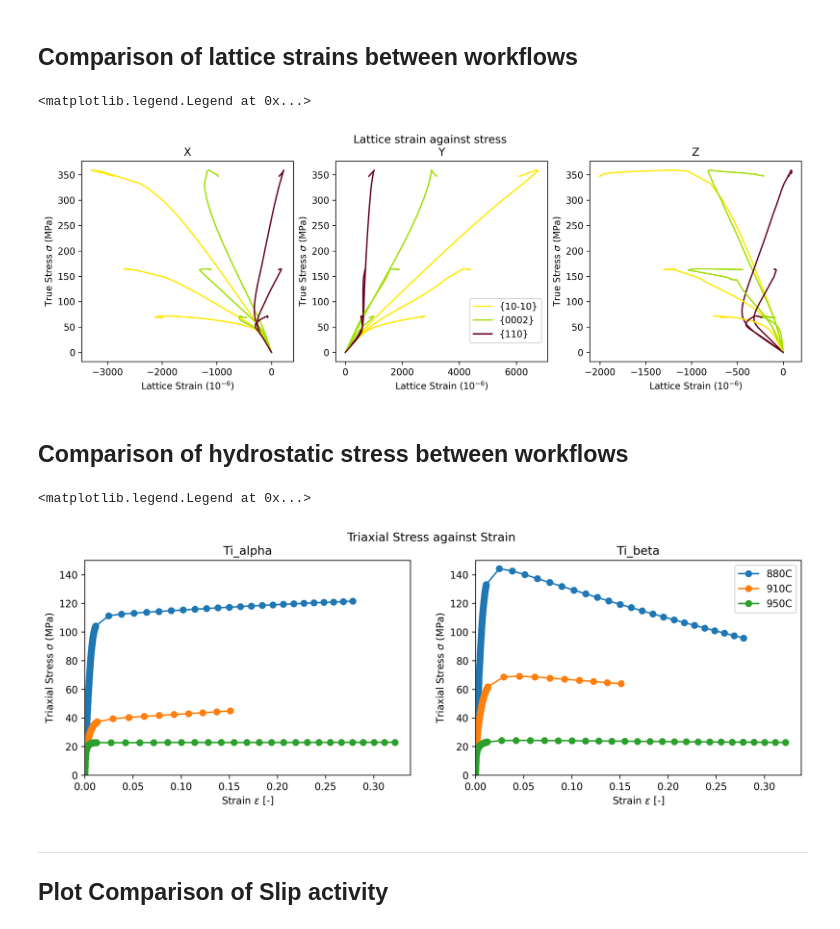
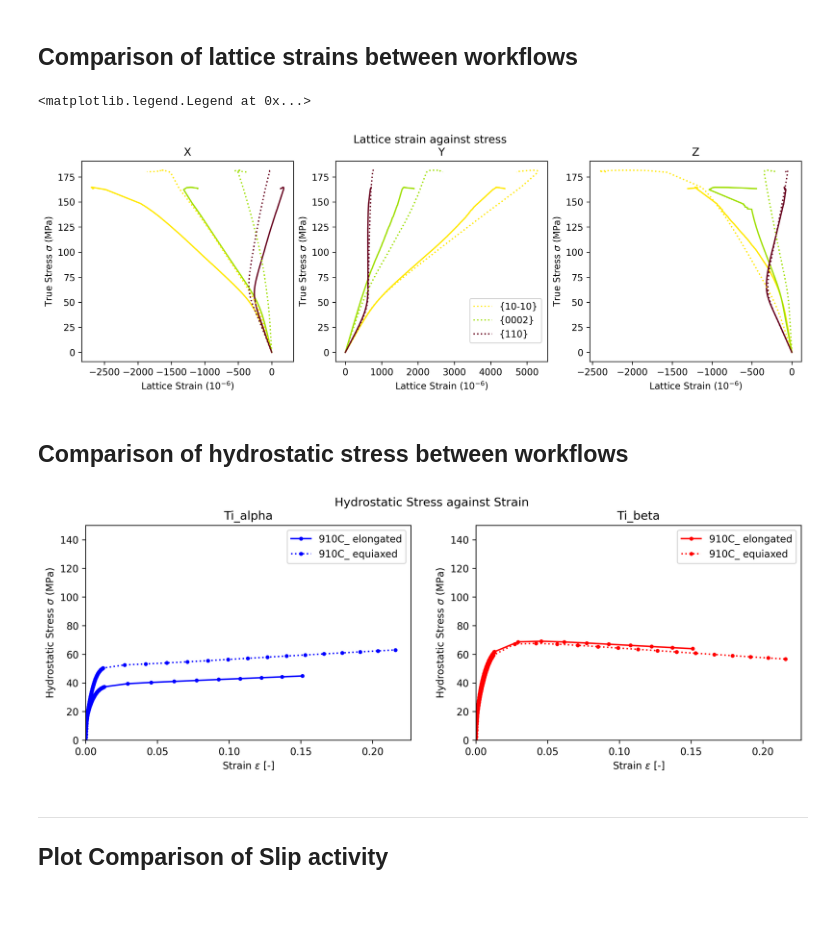
Before and after one commit to LightForm-group/Diffraction-postprocessing, a Jupyter notebook: comparison_of_workflows.ipynb, the cells around one changed output. Saved outputs shown, nothing was run; the diff lists cells and outputs as text; code cells hidden in the pictures.

Commit message:
notebooks to compare data between workflows or between workflows and other data

```diff
--- a/comparison_of_workflows.ipynb
+++ b/comparison_of_workflows.ipynb
@@ -88,9 +109,14 @@ for i, axis in enumerate(["X", "Y", "Z"]):
                     total_microstrain = np.array([0] + mean_strain) * 1e6 # convert to microstrain (1e6)
                     plane_colour = diff_params[phase]['diffraction_planes'][plane_label]['colour']
                     plane_marker = diff_params[phase]['diffraction_planes'][plane_label]['marker']
-                    axs[i].plot(total_microstrain, true_stress,
-                                color=plane_colour, marker='',
-                                label=plane_label)
+                    if workflow_dir == "/mnt/iusers01/jf01/y15576gb/postprocessing/034_Ti64_TIFUN-T4_TD_910C_equiaxed_DeformY64x_1mms-1_Xprism_2023-05-30-134857/":
+                        axs[i].plot(total_microstrain, true_stress,
+                                    color=plane_colour, linestyle='dotted', marker='',
+                                    label=plane_label)
+                    else:
+                        axs[i].plot(total_microstrain, true_stress,
+                                    color=plane_colour, marker='',
+                                    label=plane_label)
 
 
     axs[i].title.set_text(f"{axis}")
@@ -105,35 +131,45 @@ by_label = dict(zip(labels, handles))
 fig.legend(by_label.values(), by_label.keys(), bbox_to_anchor=(0.625, 0.38))
 # %% [output]
 <matplotlib.legend.Legend at 0x...>
-[figure, old version]
+[figure, new version]
 # %% [markdown]
 ## Comparison of hydrostatic stress between workflows
 # %%
 %matplotlib inline
 
 fig, axs = plt.subplots(1,2, figsize=(13, 4), dpi=300, facecolor='w')
-fig.suptitle('Triaxial Stress against Strain')
+fig.suptitle('Hydrostatic Stress against Strain')
 phases = ["Ti_alpha", "Ti_beta"]
 
 for i, phase in enumerate(phases): # loop over phases
     for workflow_dir in workflow_dirs:
         hydrostatic_stress = pickle.load(open(workflow_dir+'hydrostatic_stress.pkl', 'rb'))
 
         stress = hydrostatic_stress[phase]['triaxial_stress']
         strain = hydrostatic_stress[phase]['true_strain']
 
-        axs[i].plot(strain, stress, linestyle='solid', marker='o', label=workflow_dir[64:-37])
+        if workflow_dir=="/mnt/iusers01/jf01/y15576gb/postprocessing/034_Ti64_TIFUN-T4_TD_910C_DeformY64x_1mms-1_2023-03-14-113312/":
+            line_style = "solid"
+            line_label = workflow_dir[64:69]+" elongated"
+        else:
+            line_style = "dotted"
+            line_label = workflow_dir[64:69]+" equiaxed"
+        if phase=="Ti_alpha":
+            colour="b"
+        else:
+            colour="r"
+
+        axs[i].plot(strain, stress, linestyle=line_style, color=colour, marker='.', label=line_label)
 
     axs[i].title.set_text(f"{phase}")
     axs[i].set_facecolor("white")
     axs[i].set_xlabel(f"Strain $\epsilon$ [-]")
     axs[i].set_xlim(0, None)
-    axs[i].set_ylabel(f"Triaxial Stress $\sigma$ (MPa)")
+    axs[i].set_ylabel(f"Hydrostatic Stress $\sigma$ (MPa)")
     axs[i].set_ylim(0, 150)
-plt.legend()
+    axs[i].legend()
 # %% [output]
-<matplotlib.legend.Legend at 0x...>
-[figure, old version]
+[figure, new version]
 # %% [markdown]
 ---
 ## Plot Comparison of Slip activity
```
Also changed, not shown: parts of 6 cells of this notebook, 3 other files.
